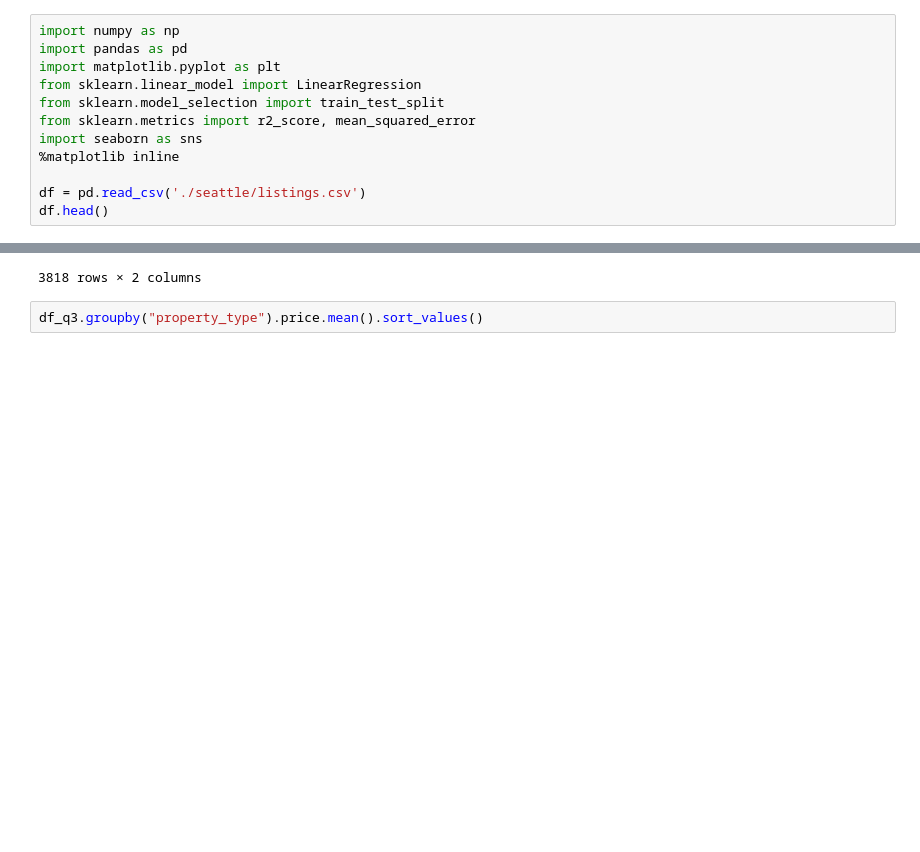
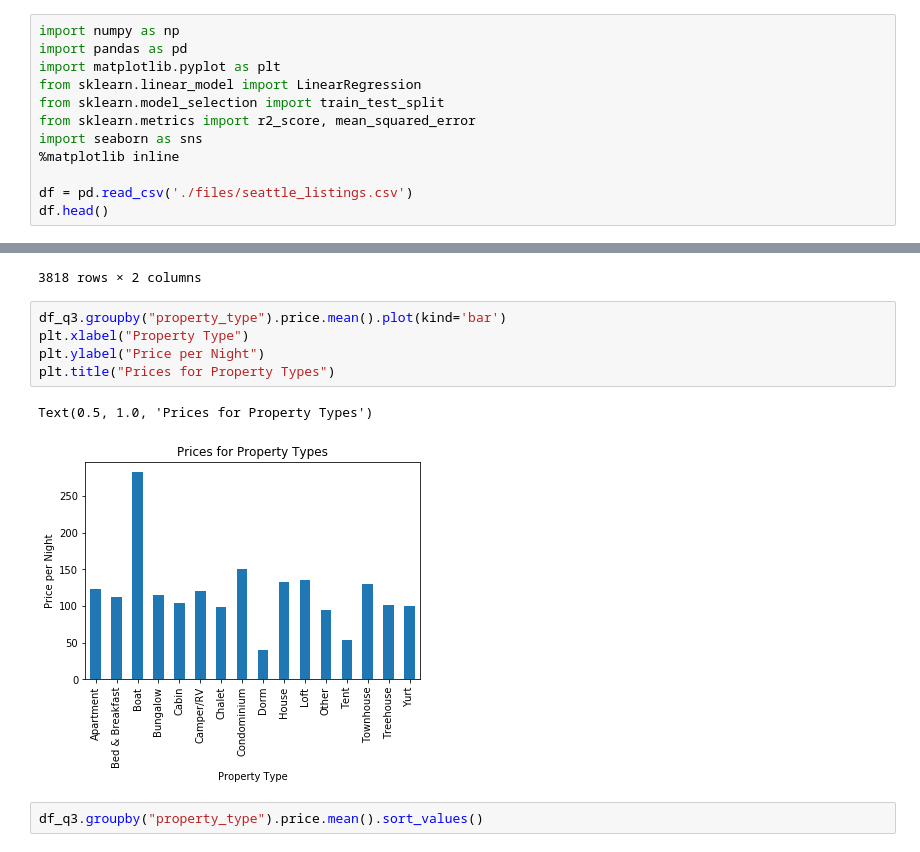
Before and after one commit to nq8/udacity_data_scientist, a Jupyter notebook: project_1/project_1.ipynb, the cells around one changed output, grey strips where cells are left out. Cells and saved outputs as stored; diff of their text form; blank space fills up the shorter version.

Commit message:
added pics for the blog, added a plot in jupyter notebook

```diff
--- a/project_1/project_1.ipynb
+++ b/project_1/project_1.ipynb
@@ -8,7 +8,7 @@ from sklearn.metrics import r2_score, mean_squared_error
 import seaborn as sns
 %matplotlib inline
 
-df = pd.read_csv('./seattle/listings.csv')
+df = pd.read_csv('./files/seattle_listings.csv')
 df.head()
 # %% [output]
 |  | id | listing_url | scrape_id | last_scraped | name | summary | space | description | ... |
@@ -178,6 +178,14 @@ See the caveats in the documentation: https://pandas.pydata.org/pandas-docs/stab
 | 3816 | Condominium | 99.0 |
 | 3817 | Apartment | 87.0 |
 3818 rows × 2 columns
+# %%
+df_q3.groupby("property_type").price.mean().plot(kind='bar')
+plt.xlabel("Property Type")
+plt.ylabel("Price per Night")
+plt.title("Prices for Property Types")
+# %% [output]
+Text(0.5, 1.0, 'Prices for Property Types')
+[figure, added]
 # %%
 df_q3.groupby("property_type").price.mean().sort_values()
 # %% [output]
```
Also changed, not shown: parts of 4 cells of this notebook, 4 other files.
